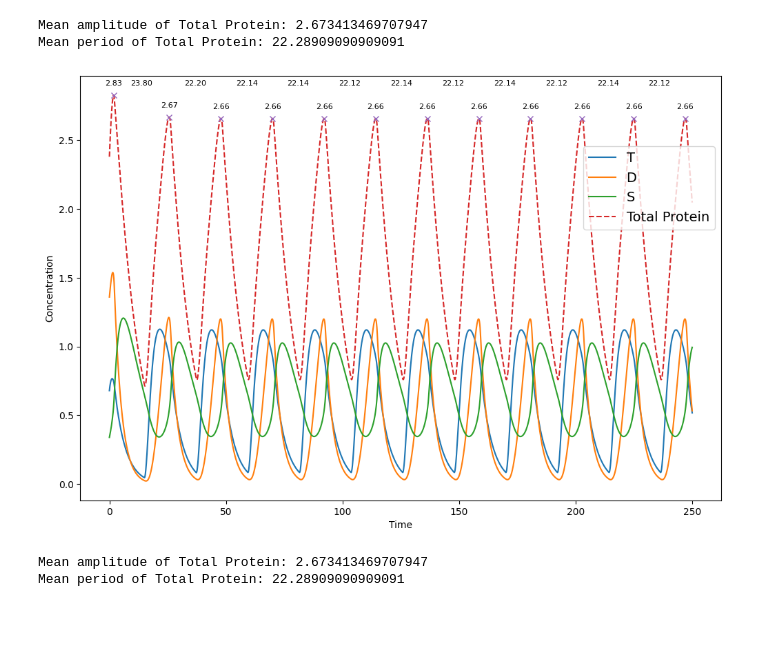
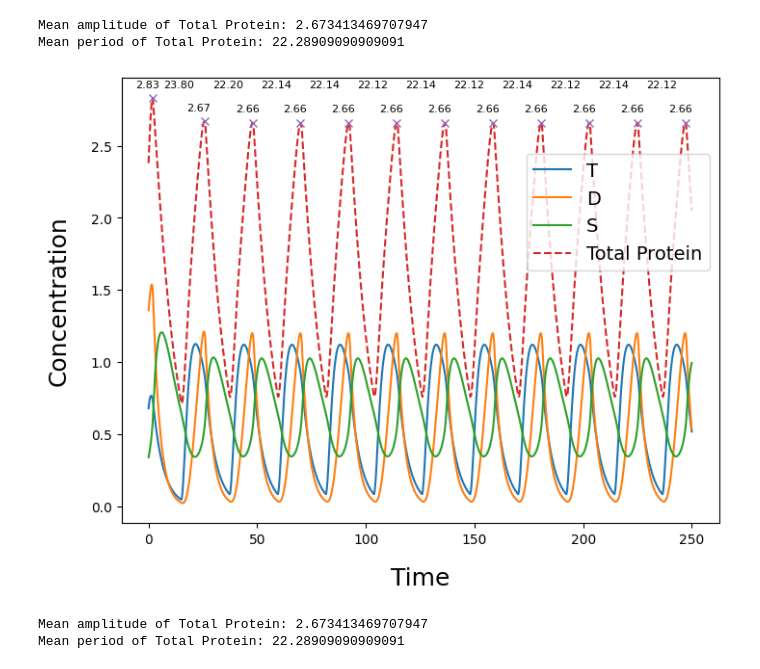
Before and after one commit to YM-25/final_year_project_Temp, a Jupyter notebook: codes/Rust_KaiABC_model_test.ipynb, the cells around one changed output. Drawn from its saved outputs; the diff is of its cells as text; code cells hidden in the pictures; blank space fills up the shorter version.

```diff
--- a/codes/Rust_KaiABC_model_test.ipynb
+++ b/codes/Rust_KaiABC_model_test.ipynb
@@ -91,39 +91,42 @@ if len(peaks) > 1:
 else:
     mean_period = np.nan
 
 mean_amplitude = np.mean(amplitudes)
 
 print(f'Mean amplitude of Total Protein: {mean_amplitude}')
 print(f'Mean period of Total Protein: {mean_period}')
 
 # Plotting results
-plt.figure(figsize=(12, 8))
+plt.figure(figsize=(8,6))
+
 plt.plot(tspan, T_val, label='T')
 plt.plot(tspan, ST_val, label='D')
 plt.plot(tspan, S_val, label='S')
 plt.plot(tspan, total_protein, label='Total Protein', linestyle='--')
-plt.xlabel('Time')
-plt.ylabel('Concentration')
+
+plt.xlabel('Time', fontsize=18, labelpad=15)
+plt.ylabel('Concentration', fontsize=18, labelpad=15)
+
 plt.legend(fontsize=14, loc='upper right', bbox_to_anchor=(1, .85))
 
 
 # Highlight peaks of total protein
 plt.plot(tspan[peaks], total_protein[peaks], "x")
 
 # Annotate peaks with amplitude and period for total protein
 for i in range(len(peaks)):
     plt.annotate(f'{total_protein[peaks[i]]:.2f}', (tspan[peaks[i]], total_protein[peaks[i]]),
-                 textcoords="offset points", xytext=(0,10), ha='center', fontsize=8)
+                 textcoords="offset points", xytext=(-4,8), ha='center', fontsize=8)
     if i > 0:
         plt.annotate(f'{tspan[peaks[i]] - tspan[peaks[i-1]]:.2f}',
                      ((tspan[peaks[i]] + tspan[peaks[i-1]]) / 2, max(total_protein)),
-                     textcoords="offset points", xytext=(0,10), ha='center', fontsize=8)
+                     textcoords="offset points", xytext=(0,8), ha='center', fontsize=8)
 
 plt.show()
 # %% [output]
 Mean amplitude of Total Protein: 2.673413469707947
 Mean period of Total Protein: 22.28909090909091
-[figure, old version]
+[figure, new version]
 # %%
 # Main script for 298.15K
 Temp = 298.15
```
Also changed, not shown: 5 other files.
